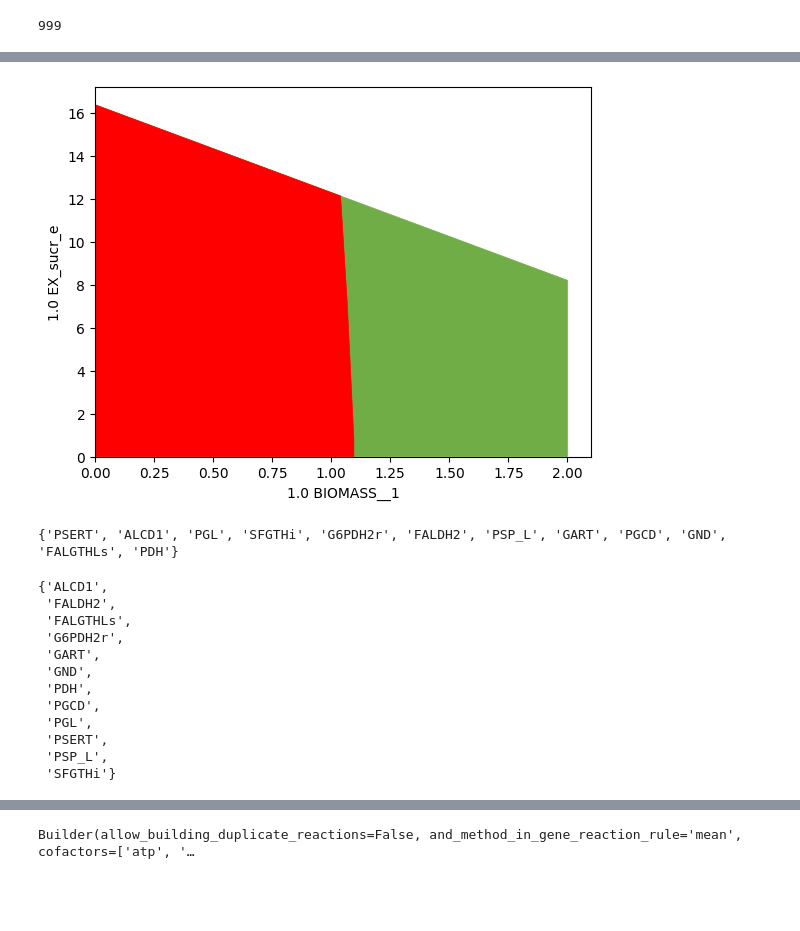
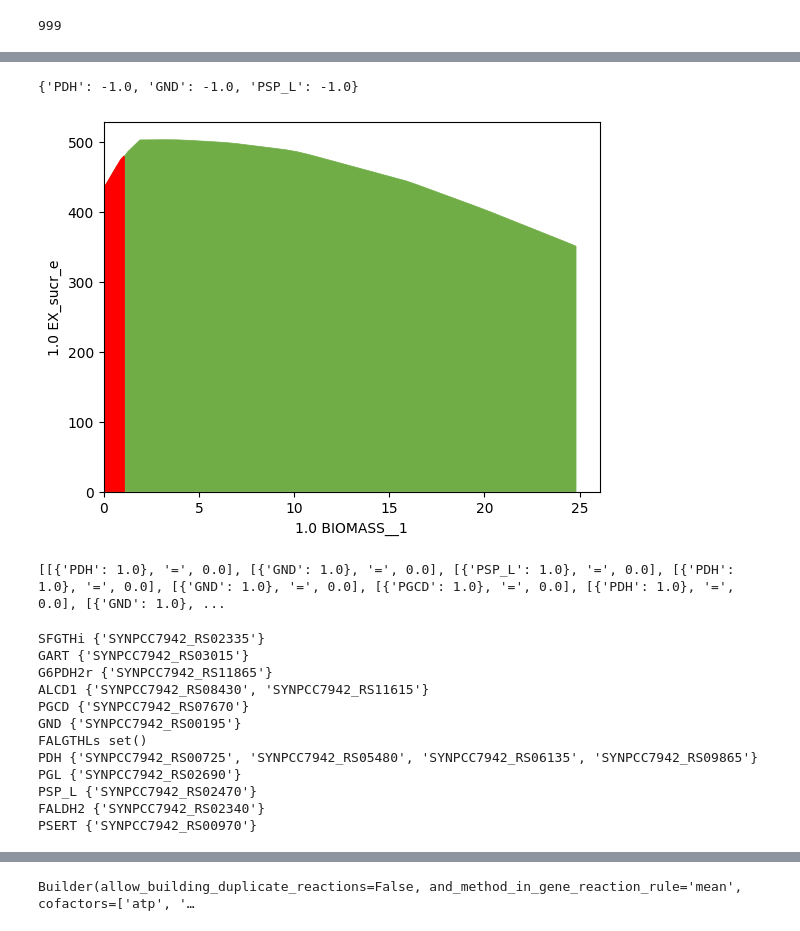
Before and after one commit to pnnl-predictive-phenomics/SElon-GEM, a Jupyter notebook: syn_elong/notebooks/optimize_sucrose_via_optknock.ipynb, the cells around one changed output, grey strips where cells are left out. Drawn from its saved outputs; the diff is of its cells as text; code cells hidden in the pictures; blank space fills up the shorter version.

Commit message:
Adding gapfilling code and optknock removal of reactions to optimize sucrose (compress_model.ipynb)
Updating model to not limit biomass (currently set at 2).

```diff
--- a/syn_elong/notebooks/optimize_sucrose_via_optknock.ipynb
+++ b/syn_elong/notebooks/optimize_sucrose_via_optknock.ipynb
@@ -50,9 +36,21 @@ INFO:cobra.medium.boundary_types:Compartment `e` sounds like an external compart
 # %%
 with model:
     model.medium = m9_media
-    sol = sd.fba(model, obj='BIOMASS__1', obj_sense='max')
+#     model.reactions.BIOMASS__1.upper_bound = 1000
+#     model.objective = 'BIOMASS__1'
+#     sol = model.optimize()
+    sol = sd.fba(model, obj='BIOMASS__1', obj_sense='max', pfba =False)
     print(f"Maximum possible BIOMASS__1 synthesis rate: {sol.objective_value}.")
-    sol = sd.fba(model, obj='EX_sucr_e', obj_sense='max')
+#     x = sol.to_frame()
+#     display(x.sort_values(by='reduced_costs', ascending=True))
+#     print(x.loc['EX_sucr_e'])
+    sol = sd.fba(model, obj='EX_sucr_e', obj_sense='max', pfba =False)
     print(f"Maximum possible EX_sucr_e synthesis rate: {sol.objective_value}.")
+#     model.objective = 'EX_sucr_e'
+#     sol = model.optimize()
+
+#     x = sol.to_frame()
+#     display(x.sort_values(by='reduced_costs', ascending=True))
+#     print(x.loc['BIOMASS__1'])
 # %% [output]
 INFO:cobra.medium.boundary_types:Compartment `e` sounds like an external compartment. Using this one without counting boundary reactions.
@@ -276,58 +339,70 @@ INFO:root:54 solutions found.
+# %%
+reaction_sd[0]
+# %% [output]
+{'PDH': -1.0, 'GND': -1.0, 'PSP_L': -1.0}
 # %%
-
+consistent_model.reactions.BIOMASS__1.upper_bound = 10000
 datapoints, triang, plot1 = sd.plot_flux_space(
     consistent_model,
     ('BIOMASS__1', 'EX_sucr_e'),
     show=False
 );
 
 plot1.set_facecolor('#70AD47')
 plot1.set_edgecolor('#70AD47')
 
 # OptKnock design plot
-# interventions = [[{s:1.0},'=',0.0] for rxn in sols.reaction_sd for s,v in rxn.items() if v < 1]
-interventions = [[{s:1.0},'=',0.0] for s,v in sols.reaction_sd[0].items() if v < 1]
+# interventions = [[{s:1.0},'=',0.0] for rxn in reaction_sd for s,v in rxn.items() if v < 1]
+interventions = [[{s:1.0},'=', 0.0] for s,v in reaction_sd[2].items() if v < 1]
 _, _,plot3 = sd.plot_flux_space(
     consistent_model,
-    ('BIOMASS__1','EX_sucr_e'),
+    ('BIOMASS__1', 'EX_sucr_e'),
     # The sign of the glucose exchange reaction is flipped since
     # reaction is defined in the direction of secretion.
     constraints=interventions,
-    # constraints='EX_sucr_e >= 15.5',
     show=False
 );
 plot3.set_facecolor('red')
 plot3.set_edgecolor('red')
 # adjust axes limits and show plot
 plot3.axes.set_xlim(0, 1.05*max([a[0] for a in datapoints]))
 plot3.axes.set_ylim(0, 1.05*max([a[1] for a in datapoints]))
 plt.show()
 # %% [output]
-[figure, old version]
+[figure, new version]
 # %%
 print(interventions)
-rxns = set()
-for i in sols.reaction_sd:
-    for j in i:
-        rxns.add(j)
-print(rxns)
+#rxns = set()
+#for i in sols.reaction_sd:
+#    for j in i:
+#        rxns.add(j)
+#print(rxns)
 # %% [output]
-{'PSERT', 'ALCD1', 'PGL', 'SFGTHi', 'G6PDH2r', 'FALDH2', 'PSP_L', 'GART', 'PGCD', 'GND', 'FALGTHLs', 'PDH'}
+[[{'PDH': 1.0}, '=', 0.0], [{'GND': 1.0}, '=', 0.0], [{'PSP_L': 1.0}, '=', 0.0], [{'PDH': 1.0}, '=', 0.0], [{'GND': 1.0}, '=', 0.0], [{'PGCD': 1.0}, '=', 0.0], [{'PDH': 1.0}, '=', 0.0], [{'GND': 1.0}, ...
 # %%
-rxn_to_remove = {'PSERT', 'ALCD1', 'PGL', 'SFGTHi', 'G6PDH2r', 'FALDH2', 'PSP_L', 'GART', 'PGCD', 'GND', 'FALGTHLs', 'PDH'}
+rxn_to_remove = {
+    'PSERT', 'ALCD1', 'PGL', 'SFGTHi',
+    'G6PDH2r', 'FALDH2',
+    'PSP_L', 'GART', 'PGCD',
+    'GND', 'FALGTHLs', 'PDH'
+}
 rxn_to_remove
-# %% [output]
-{'ALCD1',
- 'FALDH2',
- 'FALGTHLs',
- 'G6PDH2r',
- 'GART',
- 'GND',
- 'PDH',
- 'PGCD',
- 'PGL',
- 'PSERT',
- 'PSP_L',
- 'SFGTHi'}
+# %%
+for i in rxn_to_remove:
+    rxn = model.reactions.get_by_id(i)
+    print(i, {gene.id for gene in rxn.genes})
+# %% [output]
+SFGTHi {'SYNPCC7942_RS02335'}
+GART {'SYNPCC7942_RS03015'}
+G6PDH2r {'SYNPCC7942_RS11865'}
+ALCD1 {'SYNPCC7942_RS08430', 'SYNPCC7942_RS11615'}
+PGCD {'SYNPCC7942_RS07670'}
+GND {'SYNPCC7942_RS00195'}
+FALGTHLs set()
+PDH {'SYNPCC7942_RS00725', 'SYNPCC7942_RS05480', 'SYNPCC7942_RS06135', 'SYNPCC7942_RS09865'}
+PGL {'SYNPCC7942_RS02690'}
+PSP_L {'SYNPCC7942_RS02470'}
+FALDH2 {'SYNPCC7942_RS02340'}
+PSERT {'SYNPCC7942_RS00970'}
 # %%
 ex=ex+['BIOMASS__1']
```
Also changed, not shown: parts of 29 cells of this notebook.
